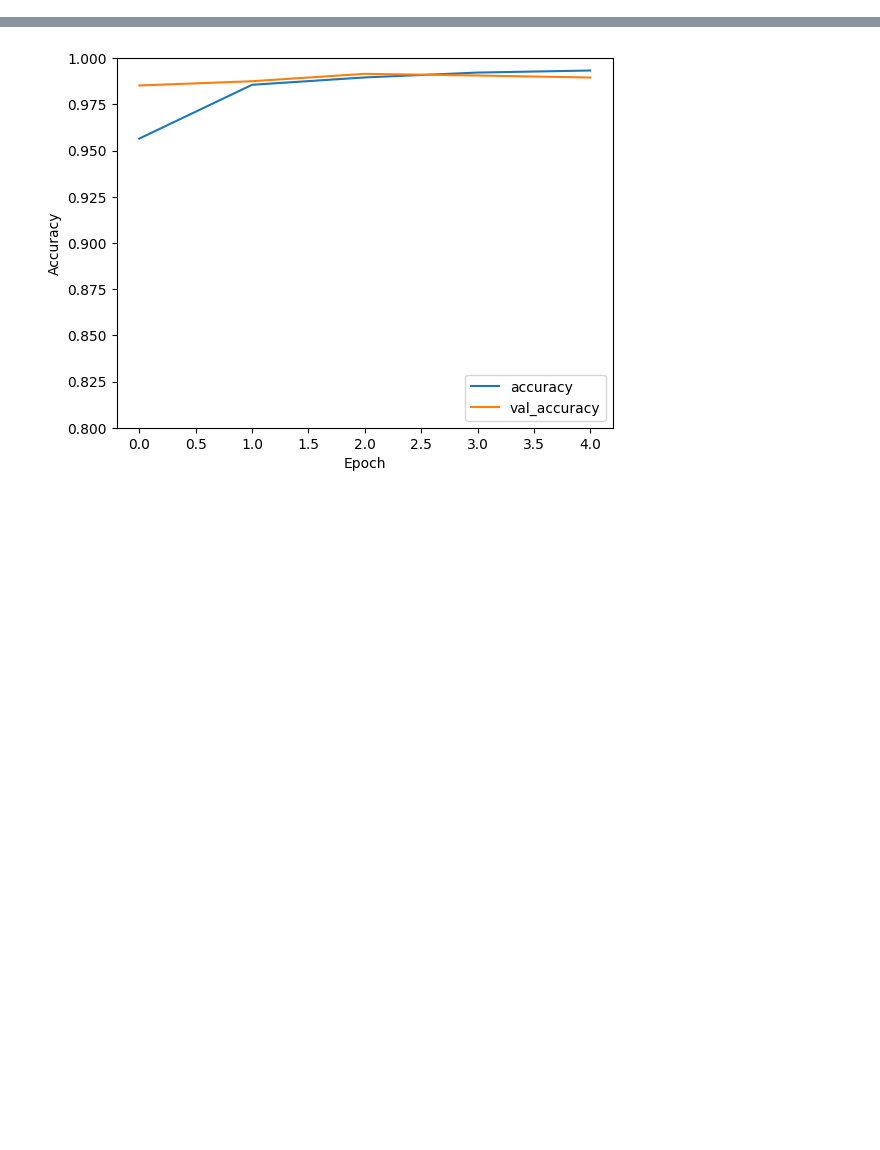
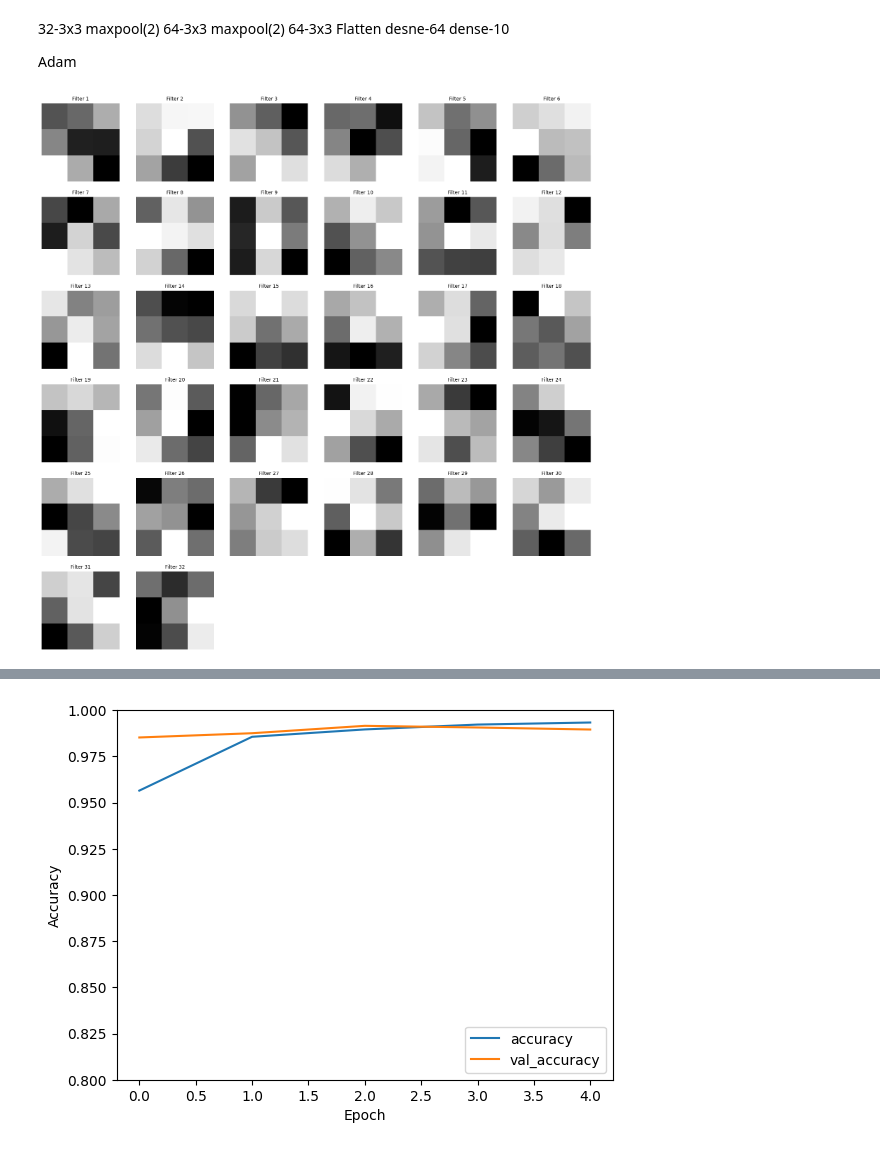
Before and after one commit to Nandini-Kanawade/BreakingUp_CNN, a Jupyter notebook: CNNVisualization.ipynb, the cells around one changed output, grey strips where cells are left out. Drawn from its saved outputs; the diff is of its cells as text; code cells hidden in the pictures; blank space fills up the shorter version.

```diff
--- a/CNNVisualization.ipynb
+++ b/CNNVisualization.ipynb
@@ -11,5 +11,16 @@ import matplotlib.pyplot as plt
 train_images = train_images.reshape((60000, 28, 28, 1)).astype('float32') / 255
 test_images = test_images.reshape((10000, 28, 28, 1)).astype('float32') / 255
+# %% [markdown]
+32-3x3
+maxpool(2)
+64-3x3
+maxpool(2)
+64-3x3
+Flatten
+desne-64
+dense-10
+
+Adam
 # %%
 model = models.Sequential()
 
@@ -34 +38,29 @@ model.add(layers.Dense(64, activation='relu'))
 model.add(layers.Dense(10, activation='softmax'))
+# %%
+filters, biases = model.layers[0].get_weights()
+
+# Normalize filters to the range 0-1
+f_min, f_max = filters.min(), filters.max()
+filters = (filters - f_min) / (f_max - f_min)
+
+n_filters = 32
+n_rows, n_cols = 6, 6  # Define the number of rows and columns for the grid
+
+fig, axs = plt.subplots(n_rows, n_cols, figsize=(20, 20))  # Adjust figsize as needed
+
+for i in range(n_filters):
+    ax = axs[i // n_cols, i % n_cols]
+    # Extract the ith filter
+    f = filters[:, :, :, i]
+    # Display the filter with a grayscale colormap
+    ax.imshow(f[:, :, 0], cmap='gray')
+    ax.axis('off')
+    ax.set_title(f'Filter {i + 1}', fontsize=10)
+
+# Remove empty subplots if n_filters < n_rows * n_cols
+for j in range(n_filters, n_rows * n_cols):
+    fig.delaxes(axs[j // n_cols, j % n_cols])
+
+plt.show()
+# %% [output]
+[figure, added]
```
Also changed, not shown: parts of 16 cells of this notebook.
